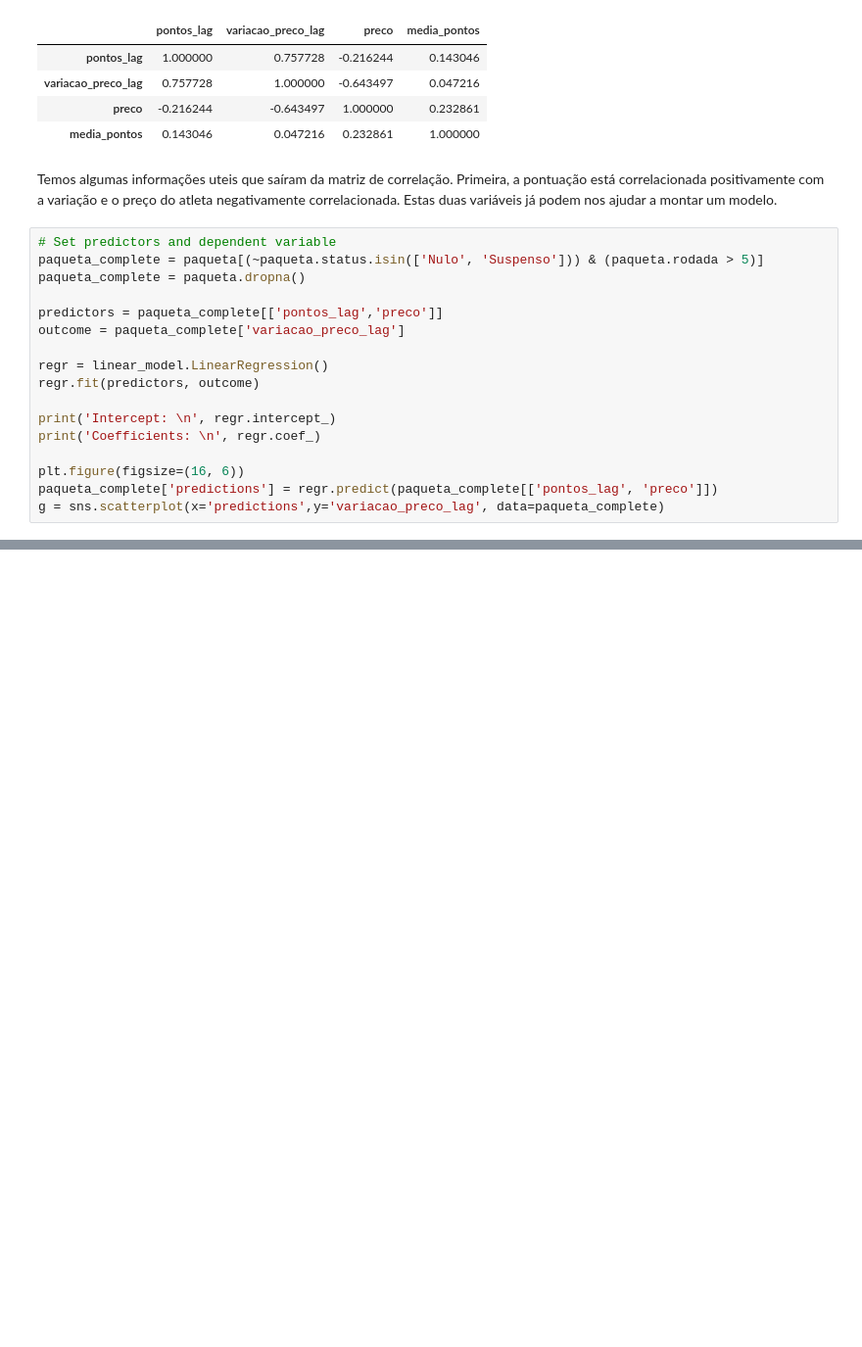
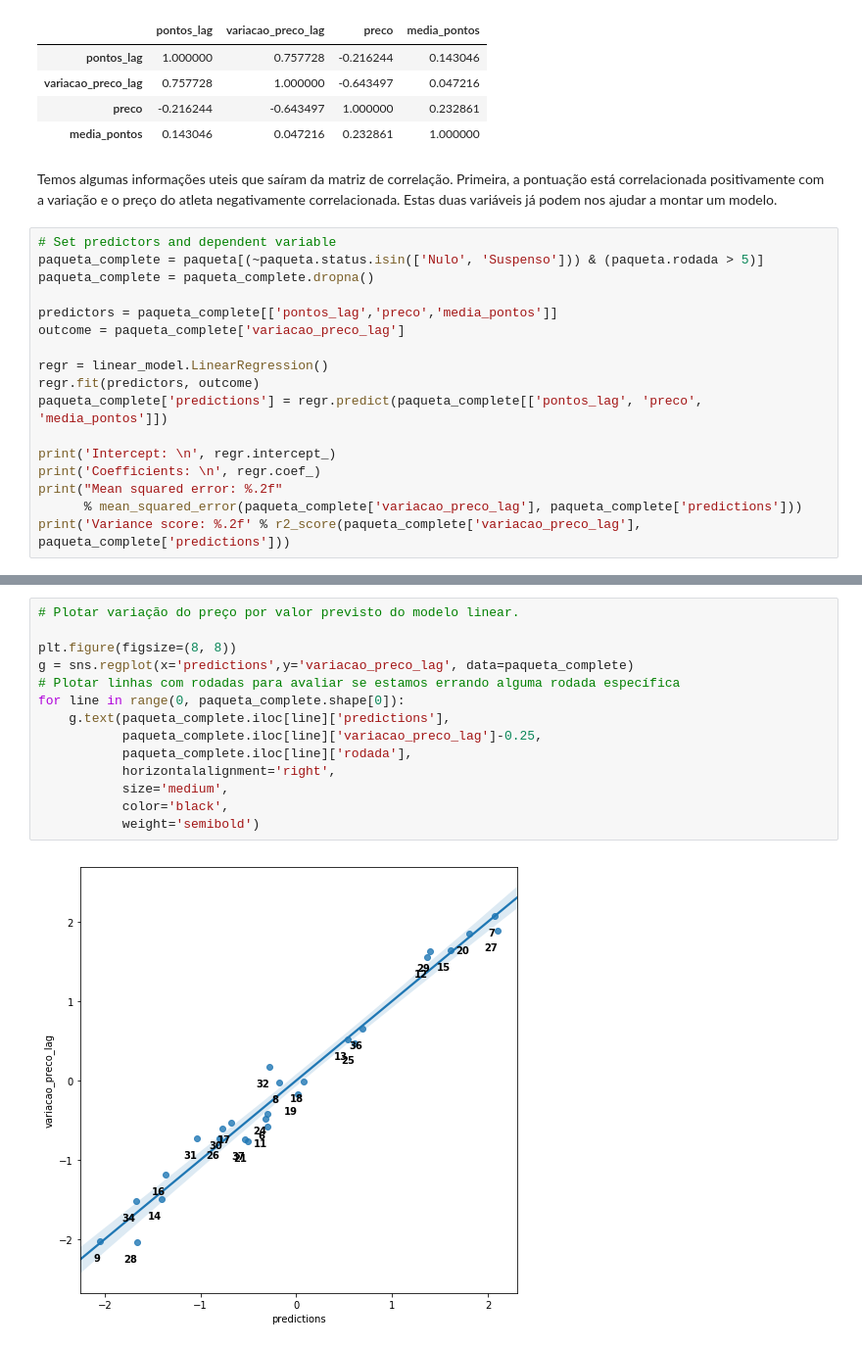
Before and after one commit to henriquepgomide/caRtola, a Jupyter notebook: src/python/desafio_valorizacao/# Descobrindo o algoritmo de valorização do Cartola FC - Parte I.ipynb, the cells around one changed output, grey strips where cells are left out. Shown at 98% size. Cells and saved outputs as stored; diff of their text form; blank space fills up the shorter version.

```diff
--- a/src/python/desafio_valorizacao/Engenharia reversa.ipynb
+++ b/src/python/desafio_valorizacao/# Descobrindo o algoritmo de valorização do Cartola FC - Parte I.ipynb
@@ -122,19 +131,19 @@ Temos algumas informações uteis que saíram da matriz de correlação. Primeir
 # %%
 # Set predictors and dependent variable
 paqueta_complete = paqueta[(~paqueta.status.isin(['Nulo', 'Suspenso'])) & (paqueta.rodada > 5)]
-paqueta_complete = paqueta.dropna()
+paqueta_complete = paqueta_complete.dropna()
 
-predictors = paqueta_complete[['pontos_lag','preco']]
+predictors = paqueta_complete[['pontos_lag','preco','media_pontos']]
 outcome = paqueta_complete['variacao_preco_lag']
 
 regr = linear_model.LinearRegression()
 regr.fit(predictors, outcome)
+paqueta_complete['predictions'] = regr.predict(paqueta_complete[['pontos_lag', 'preco', 'media_pontos']])
 
 print('Intercept: \n', regr.intercept_)
 print('Coefficients: \n', regr.coef_)
-
-plt.figure(figsize=(16, 6))
-paqueta_complete['predictions'] = regr.predict(paqueta_complete[['pontos_lag', 'preco']])
-g = sns.scatterplot(x='predictions',y='variacao_preco_lag', data=paqueta_complete)
+print("Mean squared error: %.2f"
+      % mean_squared_error(paqueta_complete['variacao_preco_lag'], paqueta_complete['predictions']))
+print('Variance score: %.2f' % r2_score(paqueta_complete['variacao_preco_lag'], paqueta_complete['predictions']))
 # %% [output]
 Intercept:
@@ -144,0 +161,16 @@ Coefficients:
+# %%
+# Plotar variação do preço por valor previsto do modelo linear.
+
+plt.figure(figsize=(8, 8))
+g = sns.regplot(x='predictions',y='variacao_preco_lag', data=paqueta_complete)
+# Plotar linhas com rodadas para avaliar se estamos errando alguma rodada específica
+for line in range(0, paqueta_complete.shape[0]):
+    g.text(paqueta_complete.iloc[line]['predictions'],
+           paqueta_complete.iloc[line]['variacao_preco_lag']-0.25,
+           paqueta_complete.iloc[line]['rodada'],
+           horizontalalignment='right',
+           size='medium',
+           color='black',
+           weight='semibold')
+# %% [output]
+[figure, added]
```
Also changed, not shown: parts of 9 cells of this notebook.
